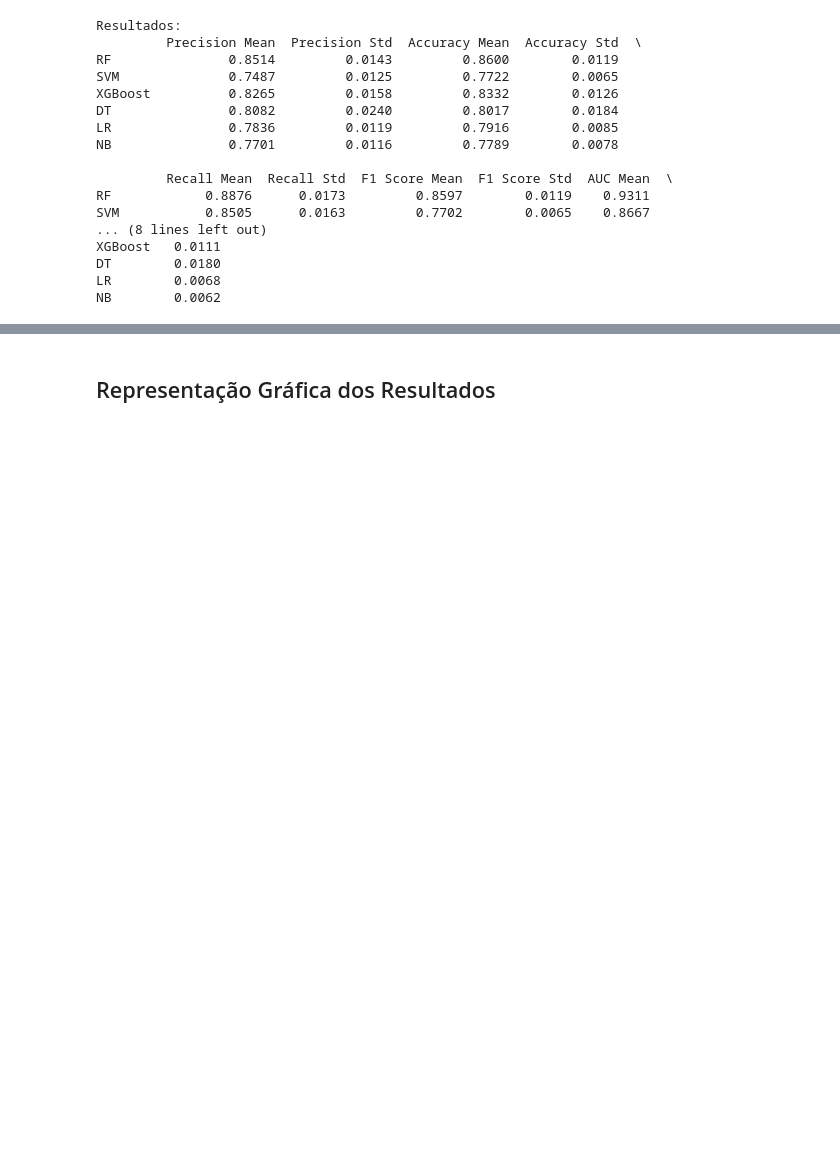
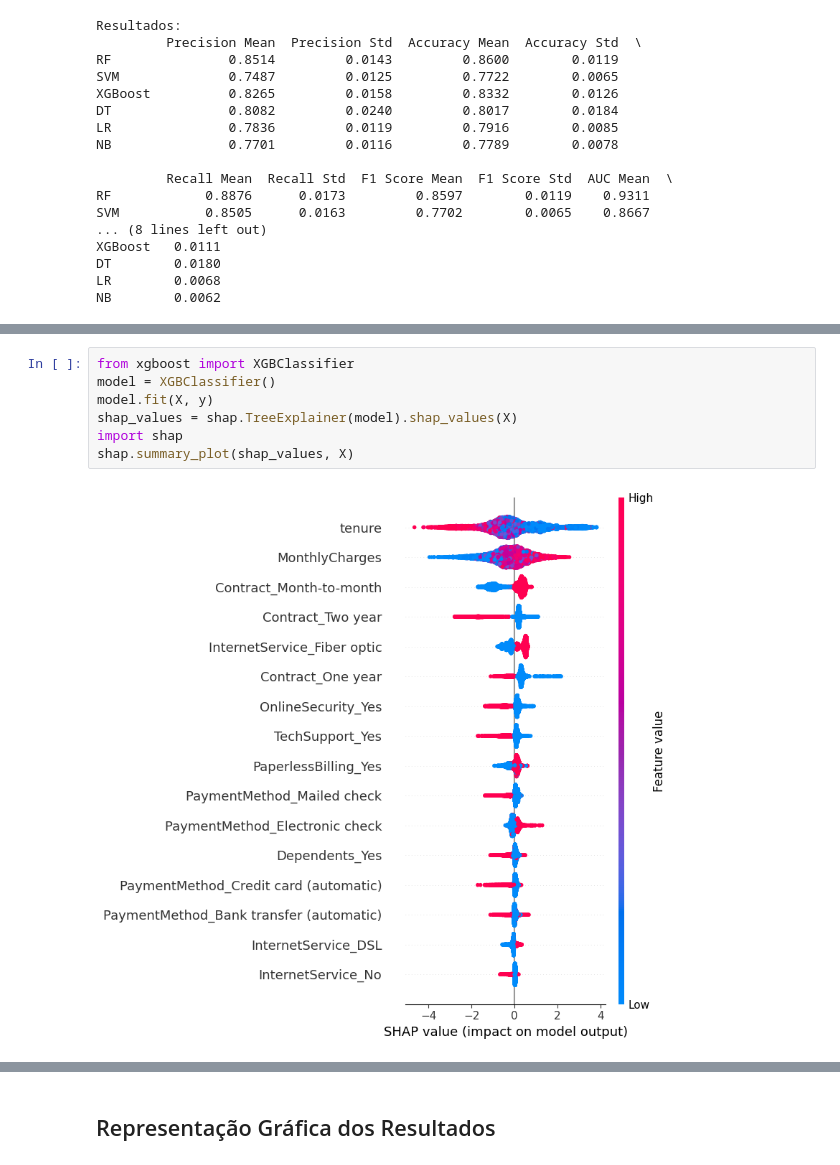
Before and after one commit to FranGoncal/ProjetoLEI, a Jupyter notebook: ibm_only.ipynb, the cells around one changed output, grey strips where cells are left out. Cells and saved outputs as stored; diff of their text form; blank space fills up the shorter version.

```diff
--- a/ibm_only.ipynb
+++ b/ibm_only.ipynb
@@ -1053,0 +1083,9 @@ NB        0.0062
+# %%
+from xgboost import XGBClassifier
+model = XGBClassifier()
+model.fit(X, y)
+shap_values = shap.TreeExplainer(model).shap_values(X)
+import shap
+shap.summary_plot(shap_values, X)
+# %% [output]
+[figure, added]
```
Also changed, not shown: parts of 21 cells of this notebook, 1 other file.
